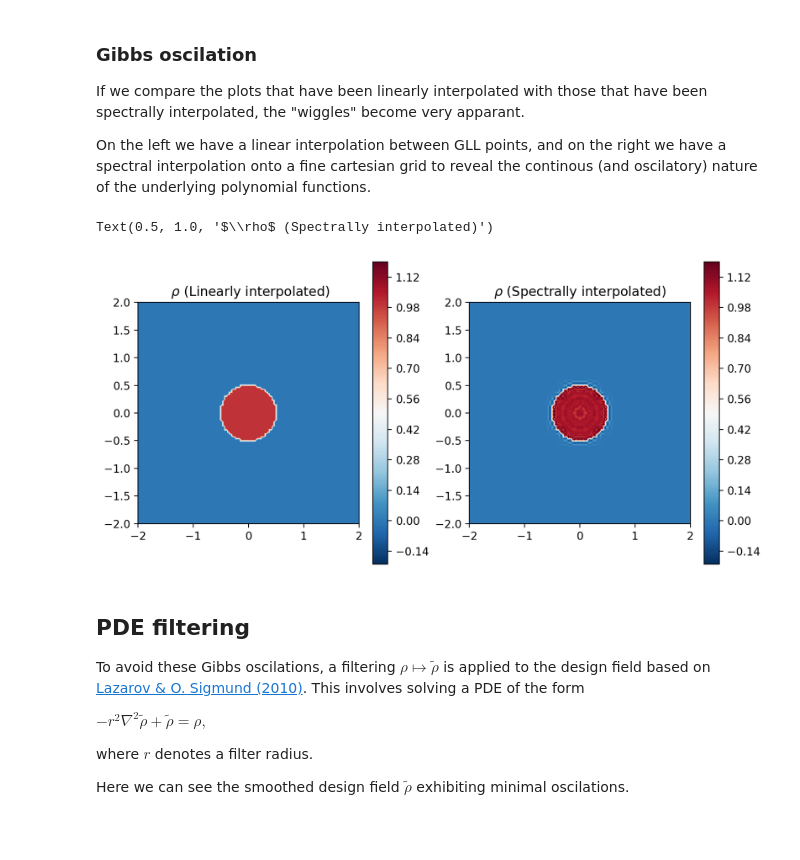
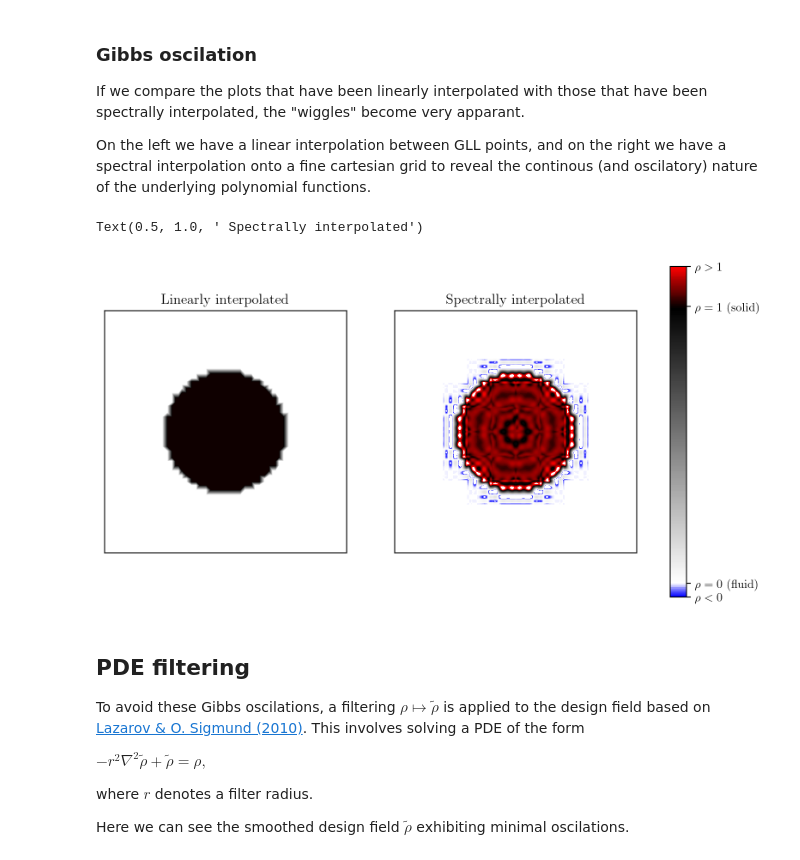
Before and after one commit to ExtremeFLOW/neko-top, a Jupyter notebook: examples/brinkman_parameters/post_processing/Wiggly_boy.ipynb, the cells around one changed output. Saved outputs shown, nothing was run; the diff lists cells and outputs as text; code cells hidden in the pictures; blank space fills up the shorter version.

Commit message:
plots for report

```diff
--- a/examples/brinkman_parameters/post_processing/Wiggly_boy.ipynb
+++ b/examples/brinkman_parameters/post_processing/Wiggly_boy.ipynb
@@ -3,11 +3,11 @@
 I'll write something more informative about Gibbs oscilation etc when this needs to be finalized.
 # %%
 # Square size and resolution of cartesian mesh
-square_size = 2
+square_size = 1
 n_pts = 300
 
 # Path locations
-results_path = "../../../results/brinkman_parameters/dt_check/"
+results_path = "../../../results/brinkman_parameters_wololo/dt_check/"
 Brinkman_path = "brinkman/"
 stats_file = "brinkman0"
 # %% [markdown]
@@ -99,39 +103,65 @@ On the left we have a linear interpolation between GLL points, and on the right
 # %%
 # find a plane somewhere in the middle
 z_GLL = np.unique(brinkman_msh.z)
 z_plane_index = np.where(brinkman_msh.z == z_GLL[2])
 
+plt.rc('text', usetex=True)
+plt.rc('font', family='serif')
 
+c_min = -0.05
+c_max = 1.15
+def stretch(c, c_min, c_max):
+    result = (c - c_min)/(c_max - c_min)
+    return result
+    # assume it goes between [-0.2, ]
 # we should have a nice colourbar
 import matplotlib.colors as clr
-cvals  = [-0.2, 0, 1, 1.2]
-colors = ["blue","white","black", "red"]
-tuples = list(zip(cvals, colors))
-cmap = clr.LinearSegmentedColormap.from_list("", tuples)
+cdict = {
+    'red':((  stretch(c_min, c_min, c_max), 0.0, 0.0),
+           (  stretch(0.0,   c_min, c_max), 1.0, 1.0),
+           (  stretch(1.0,   c_min, c_max), 0.0, 0.0),
+           (  stretch(c_max, c_min, c_max), 1.0, 1.0)),
+    'green':((stretch(c_min, c_min, c_max), 0.0, 0.0),
+           (  stretch(0.0,   c_min, c_max), 1.0, 1.0),
+           (  stretch(1.0,   c_min, c_max), 0.0, 0.0),
+           (  stretch(c_max, c_min, c_max), 0.0, 0.0)),
+    'blue':(( stretch(c_min, c_min, c_max), 1.0, 1.0),
+           (  stretch(0.0,   c_min, c_max), 1.0, 1.0),
+           (  stretch(1.0,   c_min, c_max), 0.0, 0.0),
+           (  stretch(c_max, c_min, c_max), 0.0, 0.0))
+}
+
+cmap = clr.LinearSegmentedColormap('my_map', segmentdata=cdict)
 # I haven't figured out how to do this nicely so I give up tehehe
-cmap = 'RdBu_r'
+# cmap = 'RdBu_r'
 
 fig, ax = plt.subplots(1,2, figsize=(10, 5), dpi = 200)
 
 # plot the linearly interpolated plane
 c = ax[0].tricontourf(brinkman_msh.x[z_plane_index].flatten(), brinkman_msh.y[z_plane_index].flatten() , \
-                      brinkman_fld.registry["u"][z_plane_index].flatten(), cmap=cmap, levels=np.arange(start=-0.2, stop=1.2, step=0.01))
-fig.colorbar(c)
+                      brinkman_fld.registry["u"][z_plane_index].flatten(), cmap=cmap, levels=np.arange(start=c_min, stop=c_max, step=0.005))
 ax[0].set_aspect('equal')
 ax[0].set_xlim(limits)
 ax[0].set_ylim(limits)
-ax[0].set_title(r' $\rho$ (Linearly interpolated)')
+ax[0].set_xticks([])
+ax[0].set_yticks([])
+ax[0].set_title('Linearly interpolated')
 
 # plot the spectrally interpolated plane
-c = ax[1].tricontourf(x.flatten(), y.flatten() ,unfiltered_int.flatten(), cmap=cmap, levels=np.arange(start=-0.2, stop=1.2, step=0.01))
-fig.colorbar(c)
+c = ax[1].tricontourf(x.flatten(), y.flatten() ,unfiltered_int.flatten(),
+                      cmap=cmap, levels=np.arange(start=c_min, stop=c_max, step=0.005))
+cbar2 = fig.colorbar(c, ax = ax[:])
+cbar2.set_ticks([c_min,0.0,1.0,c_max-0.005])
+cbar2.ax.set_yticklabels([r'$\rho < 0$',r'$\rho = 0$ (fluid)', r'$\rho = 1$ (solid)',r'$\rho > 1$'])
 ax[1].set_aspect('equal')
 ax[1].set_xlim(limits)
 ax[1].set_ylim(limits)
-ax[1].set_title(r'$\rho$ (Spectrally interpolated)')
+ax[1].set_xticks([])
+ax[1].set_yticks([])
+ax[1].set_title(' Spectrally interpolated')
 # %% [output]
-Text(0.5, 1.0, '$\\rho$ (Spectrally interpolated)')
+Text(0.5, 1.0, ' Spectrally interpolated')
-[figure, old version]
+[figure, new version]
 # %% [markdown]
 ## PDE filtering
 
```
Also changed, not shown: parts of 5 cells of this notebook, 1 other file.
